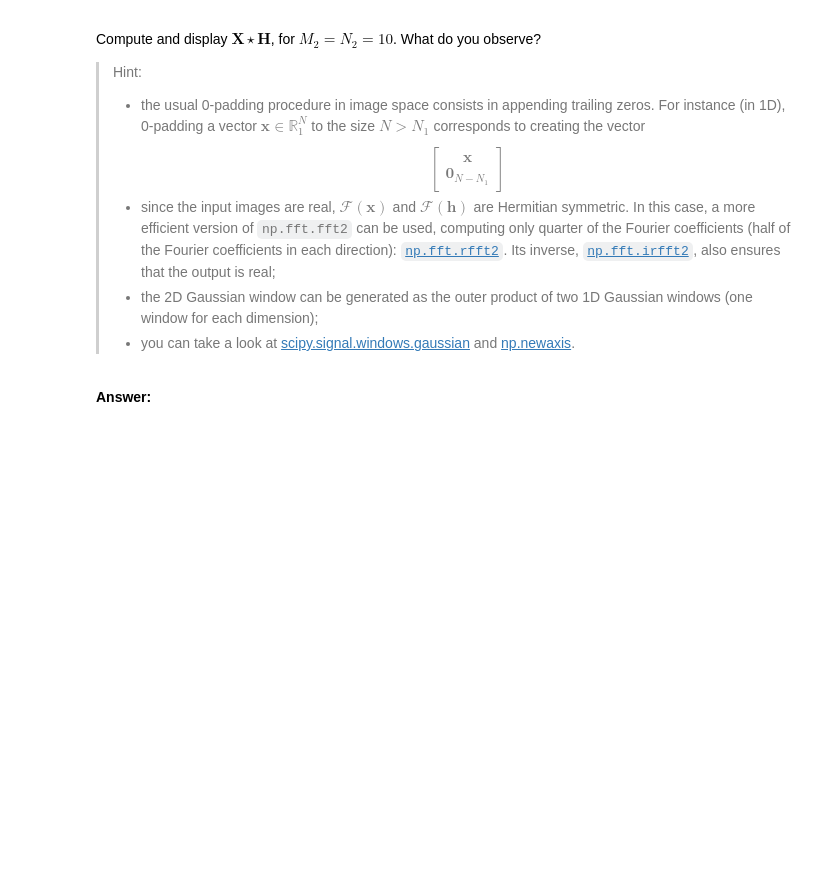
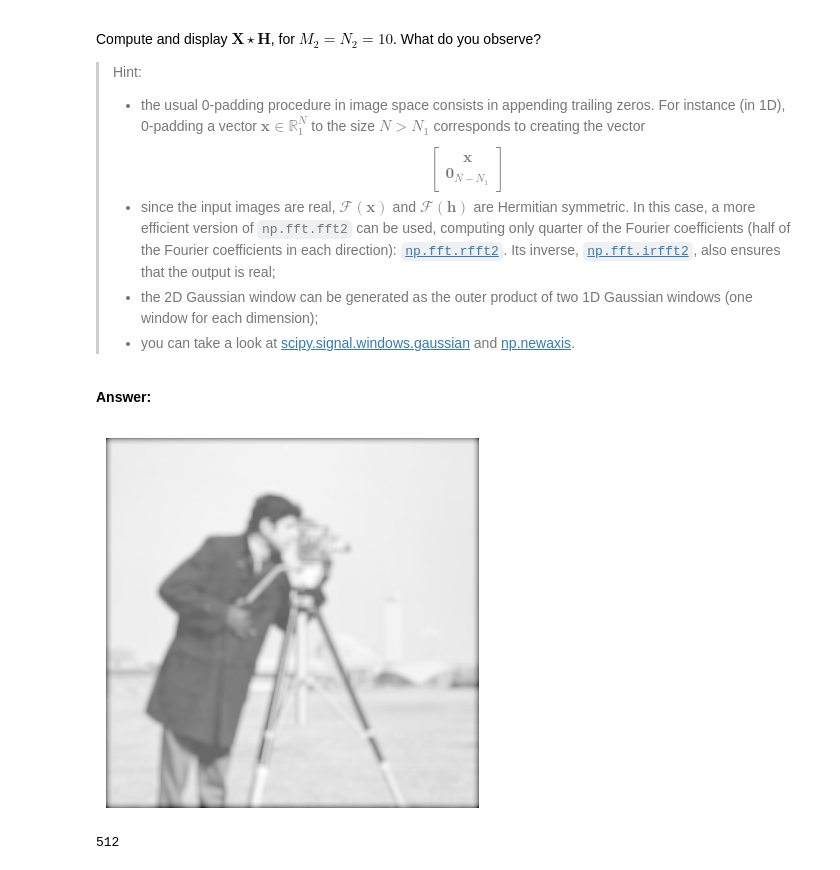
Before and after one commit to jkjky/python_sdia, a Jupyter notebook: Labs/Lab3/lab3.ipynb, the cells around one changed output. Saved outputs shown, nothing was run; the diff lists cells and outputs as text; code cells hidden in the pictures; blank space fills up the shorter version.

```diff
--- a/Labs/Lab3/lab3.ipynb
+++ b/Labs/Lab3/lab3.ipynb
@@ -424,0 +420,26 @@ Compute and display $\mathbf{X} \star \mathbf{H}$, for $M_2 = N_2 = 10$. What do
+# %%
+from scipy.signal.windows import gaussian
+w1,w2 = gaussian(10,std = 10)[:,np.newaxis], gaussian(10,std = 10)[np.newaxis,:]
+
+H = w1 @ w2
+
+M = H.shape[0] + f.shape[0] - 1
+N = H.shape[1] + f.shape[1] - 1
+
+def P(mat):
+    pad = np.zeros((M,N))
+    pad[:len(mat), :len(mat[0])] = mat
+    return pad
+
+new_img = np.fft.irfft2(np.fft.rfft2(P(f))*np.fft.rfft2(P(H)))
+
+S_new_img = spectre(new_img)
+plt.imshow(S_new_img, norm = LogNorm(), cmap = 'gray')
+plt.axis('off')
+plt.show()
+# %% [output]
+[figure, added]
+# %%
+len(f[0])
+# %% [output]
+512
```
Also changed, not shown: parts of 9 cells of this notebook.
